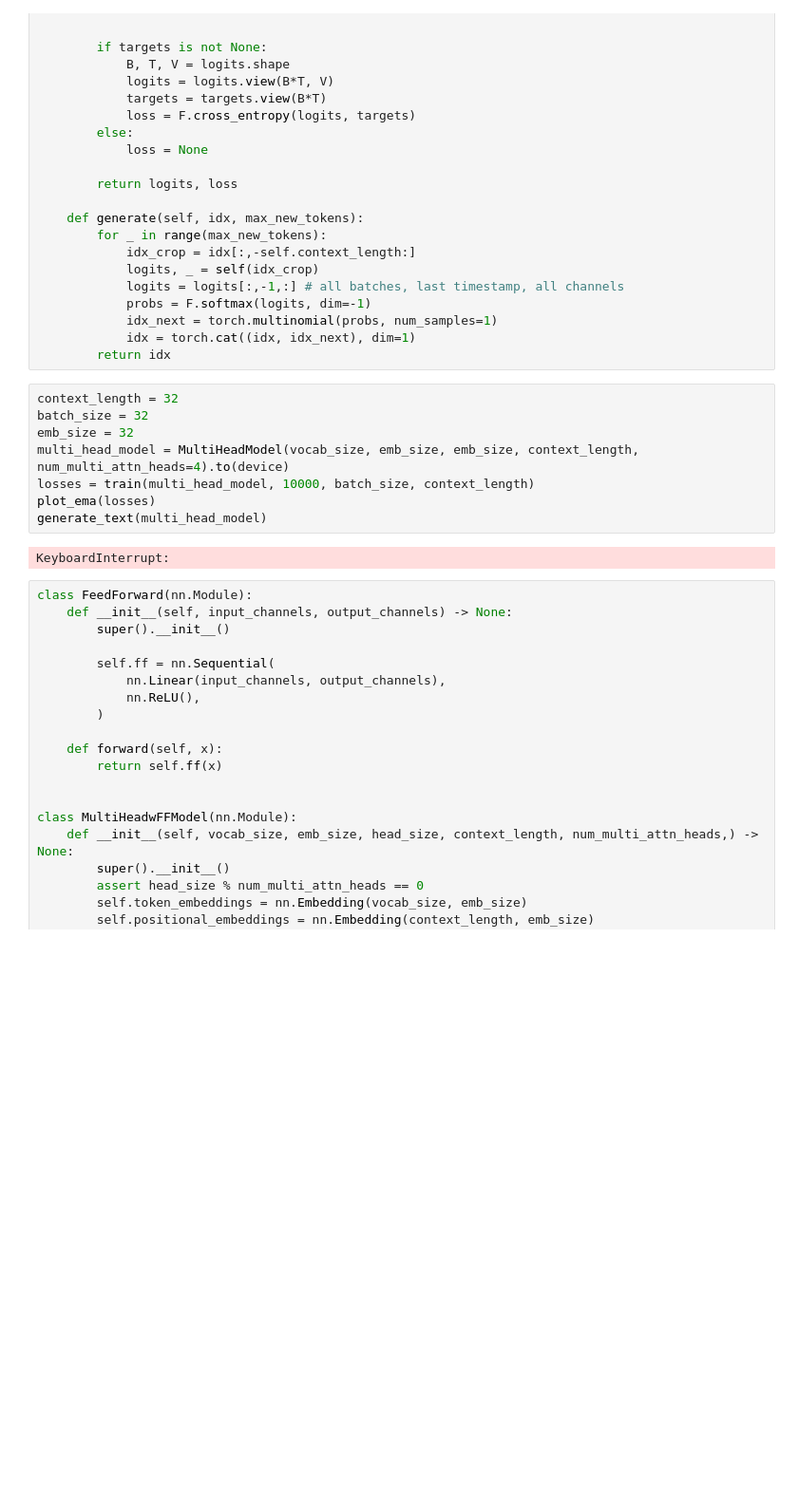
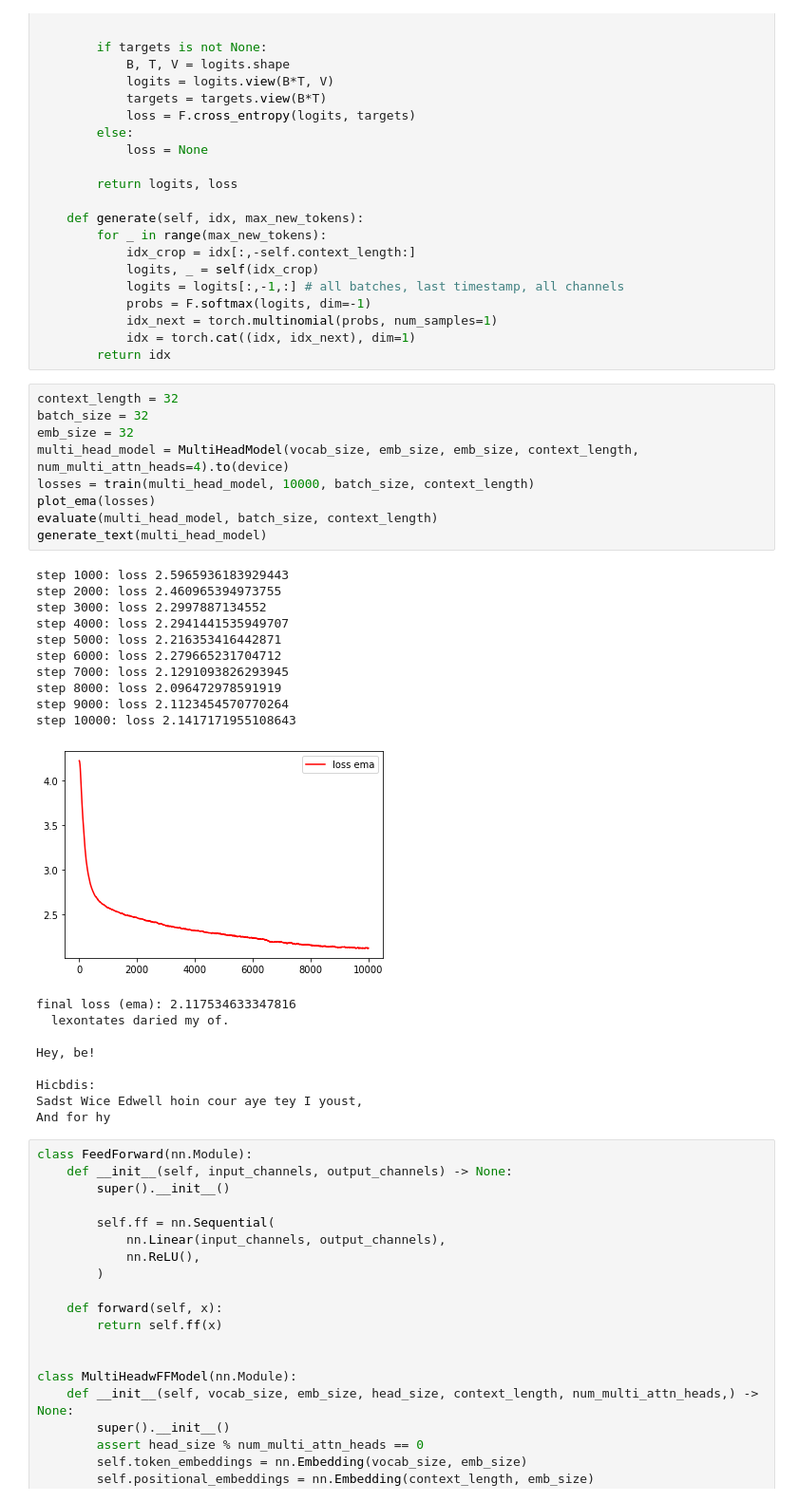
Before and after one commit to lowrollr/nn_zero_to_hero, a Jupyter notebook: l7_gpt/lecture.ipynb, the cells around one changed output. Shown at 95% size. Saved outputs shown, nothing was run; the diff lists cells and outputs as text; blank space fills up the shorter version.

```diff
--- a/l7_gpt/lecture.ipynb
+++ b/l7_gpt/lecture.ipynb
@@ -479,13 +530,32 @@ class MultiHeadModel(nn.Module):
 # %%
 context_length = 32
 batch_size = 32
 emb_size = 32
 multi_head_model = MultiHeadModel(vocab_size, emb_size, emb_size, context_length, num_multi_attn_heads=4).to(device)
 losses = train(multi_head_model, 10000, batch_size, context_length)
 plot_ema(losses)
+evaluate(multi_head_model, batch_size, context_length)
 generate_text(multi_head_model)
 # %% [output]
-KeyboardInterrupt:
+step 1000: loss 2.5965936183929443
+step 2000: loss 2.460965394973755
+step 3000: loss 2.2997887134552
+step 4000: loss 2.2941441535949707
+step 5000: loss 2.216353416442871
+step 6000: loss 2.279665231704712
+step 7000: loss 2.1291093826293945
+step 8000: loss 2.096472978591919
+step 9000: loss 2.1123454570770264
+step 10000: loss 2.1417171955108643
+[figure, added]
+final loss (ema): 2.117534633347816
+  lexontates daried my of.
+
+Hey, be!
+
+Hicbdis:
+Sadst Wice Edwell hoin cour aye tey I youst,
+And for hy
 # %%
 class FeedForward(nn.Module):
     def __init__(self, input_channels, output_channels) -> None:
```
Also changed, not shown: parts of 14 cells of this notebook.
